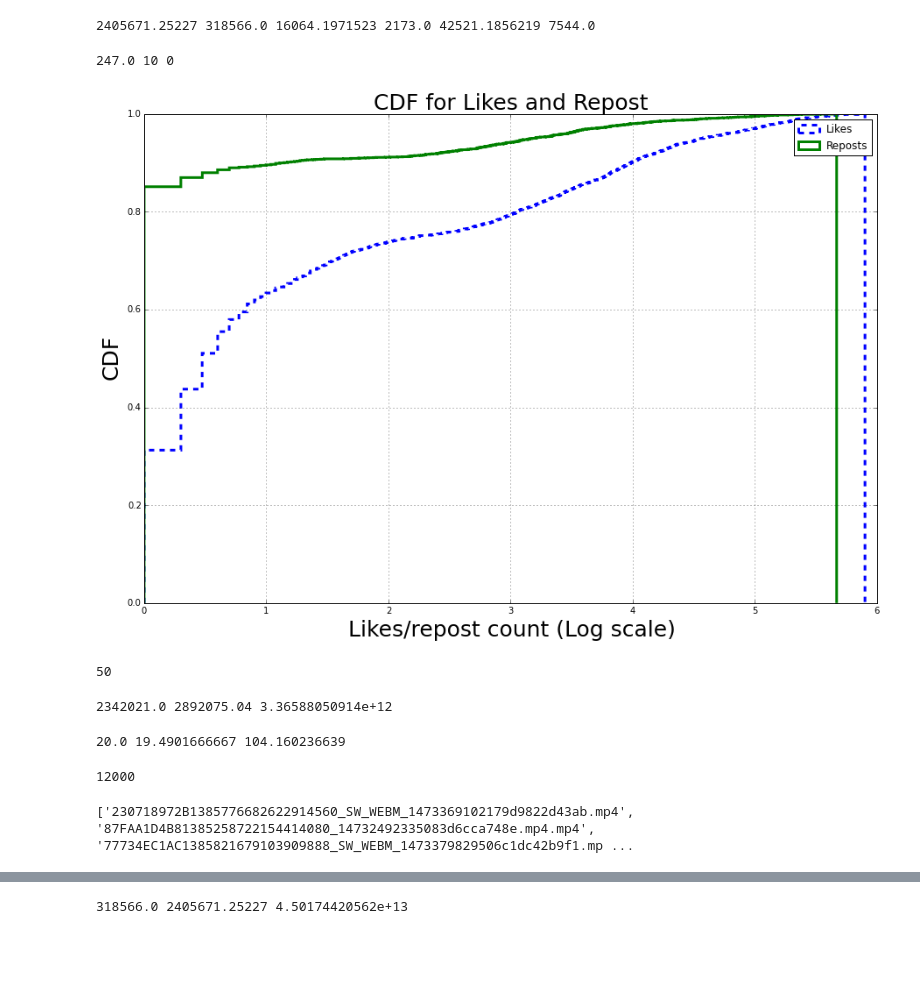
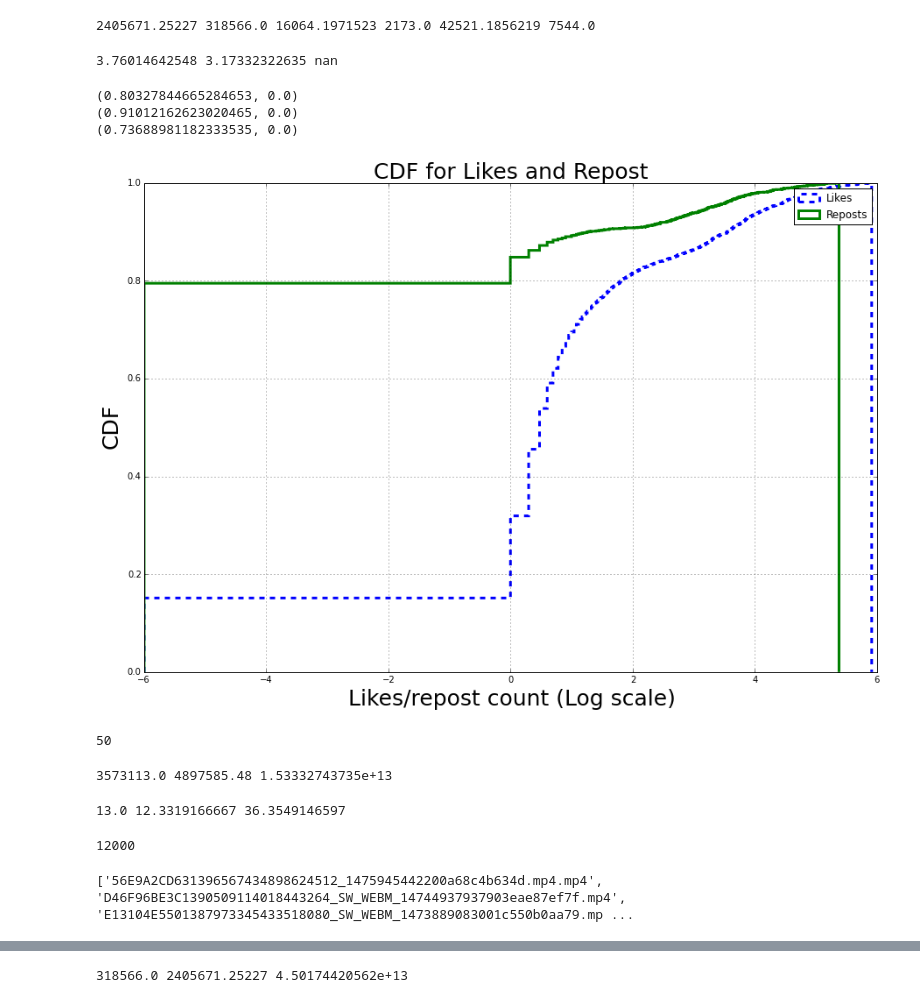
Before and after one commit to sagarjoglekar/vineCrawl, a Jupyter notebook: notebooks/vineMetaDataAnalysis.ipynb, the cells around one changed output, grey strips where cells are left out. Saved outputs shown, nothing was run; the diff lists cells and outputs as text; code cells hidden in the pictures; blank space fills up the shorter version.

```diff
--- a/notebooks/vineMetaDataAnalysis.ipynb
+++ b/notebooks/vineMetaDataAnalysis.ipynb
@@ -18,11 +19,11 @@ PostDir = "savedPosts/"
 popUserDir = "Users/"
 unpopUserDir = "UserProfiles3/"
 vidsDir = "Videos/"
-tracked = "/postTracking/Day56/"
+tracked = "/postTracking/Day53/"
 unpopularDir = "/datasets/sagarj/UnPopular2016_senti/"
 unpopVidsDir = unpopularDir + "Videos/"
 unpopPostsDir = unpopularDir + "Posts/"
-socialFeatures = "../Final_features/postSocialMetaFeatures.pk"
+socialFeatures = "../Final_features/postSocialMetaFeatures_revised.pk"
 # %%
 def readJson(path):
     f = open(path)
@@ -30,7 +31,7 @@ def readJson(path):
     return data
 
 def getPopular():
-    popularDir = popularRoot + postDir
+    popularDir = popularRoot + PostDir
     popularPosts = os.listdir(popularDir)
     posts = []
     for post in popularPosts:
@@ -134,6 +135,7 @@ def readFeatureFile(color_features):
 
 def postFollowerMapping(postsInterested , postDict , userDict ):
     finalMeta = []
+    finalDict = {}
     for postId in postsInterested:
         if postId in postDict:
             post = postDict[postId]
@@ -145,5 +147,12 @@ def postFollowerMapping(postsInterested , postDict , userDict ):
                 userMeta = userDict[user]
                 logline = [postId,  userMeta['follower'], userMeta['pastPosts'] , loop , like , reposts ]
                 finalMeta.append(logline)
-    return finalMeta
+                finalDict[postId] = {}
+
+                finalDict[postId]['followers'] = userMeta['follower']
+                finalDict[postId]['pastPosts'] = userMeta['pastPosts']
+                finalDict[postId]['loops'] = loop
+                finalDict[postId]['likes'] = like
+                finalDict[postId]['reposts'] = reposts
+    return finalMeta , finalDict
 # %%
@@ -153,6 +160,6 @@ print sorted_ls(unpopPostsDir)
 # %%
 
-recentList , recentDict = getCrawled(recentRoot , postDir )
+recentList , recentDict = getCrawled(recentRoot , PostDir )
 # %% [output]
 122326
 122298
@@ -184,16 +225,24 @@ print len(totalPostDict.keys())
 Likes = popLikes+ trackedLikes
 Reposts = popReposts+ recentReposts
 # %%
-Likes = map(lambda x: 1 if x == 0 else x, Likes)
-Reposts = map(lambda x: 1 if x == 0 else x, Reposts)
+Likes = map(lambda x: 0.000001 if x == 0 else x, Likes)
+Reposts = map(lambda x: 0.000001 if x == 0 else x, Reposts)
 # %%
 print np.mean(popLoops) , np.median(popLoops) , np.mean(popReposts) , np.median(popReposts) , np.mean(popLikes) , np.median(popLikes)
 # %% [output]
 2405671.25227 318566.0 16064.1971523 2173.0 42521.1856219 7544.0
 # %%
-print np.min(popLoops),np.min(popLikes),np.min(popReposts)
+print np.var(np.log(popLoops)),np.var(np.log(popLikes)),np.var(np.log(popReposts))
 # %% [output]
-247.0 10 0
+3.76014642548 3.17332322635 nan
+# %%
+print scipy.stats.pearsonr( popLoops , popLikes)
+print scipy.stats.pearsonr( popReposts , popLikes)
+print scipy.stats.pearsonr( popLoops , popReposts)
+# %% [output]
+(0.80327844665284653, 0.0)
+(0.91012162623020465, 0.0)
+(0.73688981182333535, 0.0)
 # %%
 sampleL = np.random.choice(len(Likes) , 3000)
 sampleR = np.random.choice(len(Reposts) , 3000)
@@ -203,16 +252,16 @@ reposts = [Reposts[i] for i in sampleR]
 # %%
 fig, ax = plt.subplots()
 fig.set_size_inches(15, 10)
 plt.hist(np.log10(likes), 2000, normed=1,histtype='step', cumulative=True,linewidth = 3.0,linestyle='dashed')
-plt.hist(np.log10(reposts), 1000, normed=1,histtype='step', cumulative=True,linewidth = 3.0)
+plt.hist(np.log10(reposts), 2000, normed=1,histtype='step', cumulative=True,linewidth = 3.0)
 plt.title("CDF for Likes and Repost", fontsize = 25)
 plt.xlabel("Likes/repost count (Log scale)",fontsize = 25)
 plt.ylabel("CDF",fontsize = 25)
 plt.legend(['Likes' , 'Reposts'])
 plt.grid(True)
 plt.show()
 # %% [output]
-[figure, old version]
+[figure, new version]
 # %%
 Top1000 = np.argsort(trackedLoops)[-50:]
 trackedTop1000 = [trackedLoops[i] for i in Top1000]
@@ -223,7 +272,7 @@ print len(trackedTop1000)
 # %%
 print np.median(trackedTop1000) , np.mean(trackedTop1000) , np.var(trackedTop1000)
 # %% [output]
-2342021.0 2892075.04 3.36588050914e+12
+3573113.0 4897585.48 1.53332743735e+13
 # %%
 unpopular3000 = np.argsort(trackedLoops)[:12000]
 unpop3000loops = [trackedLoops[i] for i in unpopular3000]
@@ -231,7 +280,7 @@ unpop3000Posts = [trackedList[i] for i in unpopular3000]
 # %%
 print np.median(unpop3000loops) , np.mean(unpop3000loops) , np.var(unpop3000loops)
 # %% [output]
-20.0 19.4901666667 104.160236639
+13.0 12.3319166667 36.3549146597
 # %%
 unpopPostList = []
 for p in unpop3000Posts:
@@ -254,7 +303,7 @@ for p in unpop3000Posts:
 # %%
 print unpopVidList[:10]
 # %% [output]
-['230718972B1385776682622914560_SW_WEBM_1473369102179d9822d43ab.mp4', '87FAA1D4B81385258722154414080_14732492335083d6cca748e.mp4.mp4', '77734EC1AC1385821679103909888_SW_WEBM_1473379829506c1dc42b9f1.mp ...
+['56E9A2CD631396567434898624512_1475945442200a68c4b634d.mp4.mp4', 'D46F96BE3C1390509114018443264_SW_WEBM_14744937937903eae87ef7f.mp4', 'E13104E5501387973345433518080_SW_WEBM_1473889083001c550b0aa79.mp ...
 # %%
 # srcVids = recentRoot + vidsDir
 # copyList(unpopVidList, srcVids , unpopVidsDir)
```
Also changed, not shown: parts of 17 cells of this notebook, 16 other files.
